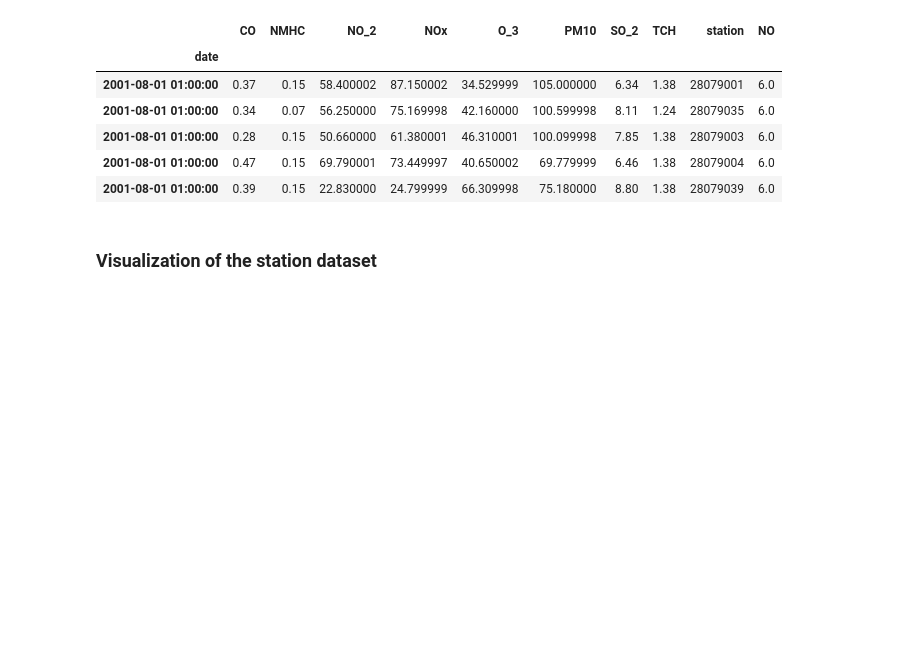
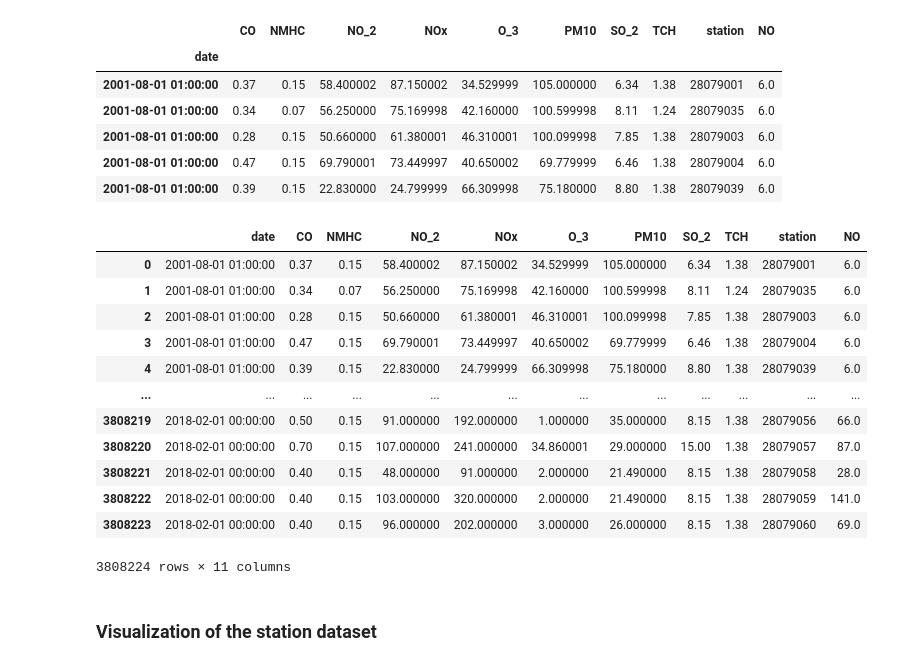
Before and after one commit to lisachukwu/PP22-W607, a Jupyter notebook: W706.ipynb, the cells around one changed output. Saved outputs shown, nothing was run; the diff lists cells and outputs as text; code cells hidden in the pictures; blank space fills up the shorter version.

```diff
--- a/W706.ipynb
+++ b/W706.ipynb
@@ -150,3 +154,19 @@ clean_df.head()
+# %%
+clean_df.sort_index()
+# %% [output]
+|  | date | CO | NMHC | NO_2 | NOx | O_3 | PM10 | SO_2 | TCH | station | NO |
+| 0 | 2001-08-01 01:00:00 | 0.37 | 0.15 | 58.400002 | 87.150002 | 34.529999 | 105.000000 | 6.34 | 1.38 | 28079001 | 6.0 |
+| 1 | 2001-08-01 01:00:00 | 0.34 | 0.07 | 56.250000 | 75.169998 | 42.160000 | 100.599998 | 8.11 | 1.24 | 28079035 | 6.0 |
+| 2 | 2001-08-01 01:00:00 | 0.28 | 0.15 | 50.660000 | 61.380001 | 46.310001 | 100.099998 | 7.85 | 1.38 | 28079003 | 6.0 |
+| 3 | 2001-08-01 01:00:00 | 0.47 | 0.15 | 69.790001 | 73.449997 | 40.650002 | 69.779999 | 6.46 | 1.38 | 28079004 | 6.0 |
+| 4 | 2001-08-01 01:00:00 | 0.39 | 0.15 | 22.830000 | 24.799999 | 66.309998 | 75.180000 | 8.80 | 1.38 | 28079039 | 6.0 |
+| ... | ... | ... | ... | ... | ... | ... | ... | ... | ... | ... | ... |
+| 3808219 | 2018-02-01 00:00:00 | 0.50 | 0.15 | 91.000000 | 192.000000 | 1.000000 | 35.000000 | 8.15 | 1.38 | 28079056 | 66.0 |
+| 3808220 | 2018-02-01 00:00:00 | 0.70 | 0.15 | 107.000000 | 241.000000 | 34.860001 | 29.000000 | 15.00 | 1.38 | 28079057 | 87.0 |
+| 3808221 | 2018-02-01 00:00:00 | 0.40 | 0.15 | 48.000000 | 91.000000 | 2.000000 | 21.490000 | 8.15 | 1.38 | 28079058 | 28.0 |
+| 3808222 | 2018-02-01 00:00:00 | 0.40 | 0.15 | 103.000000 | 320.000000 | 2.000000 | 21.490000 | 8.15 | 1.38 | 28079059 | 141.0 |
+| 3808223 | 2018-02-01 00:00:00 | 0.40 | 0.15 | 96.000000 | 202.000000 | 3.000000 | 26.000000 | 8.15 | 1.38 | 28079060 | 69.0 |
+3808224 rows × 11 columns
 # %% [markdown]
 ### Visualization of the station dataset
 # %%
```
Also changed, not shown: parts of 7 cells of this notebook.
